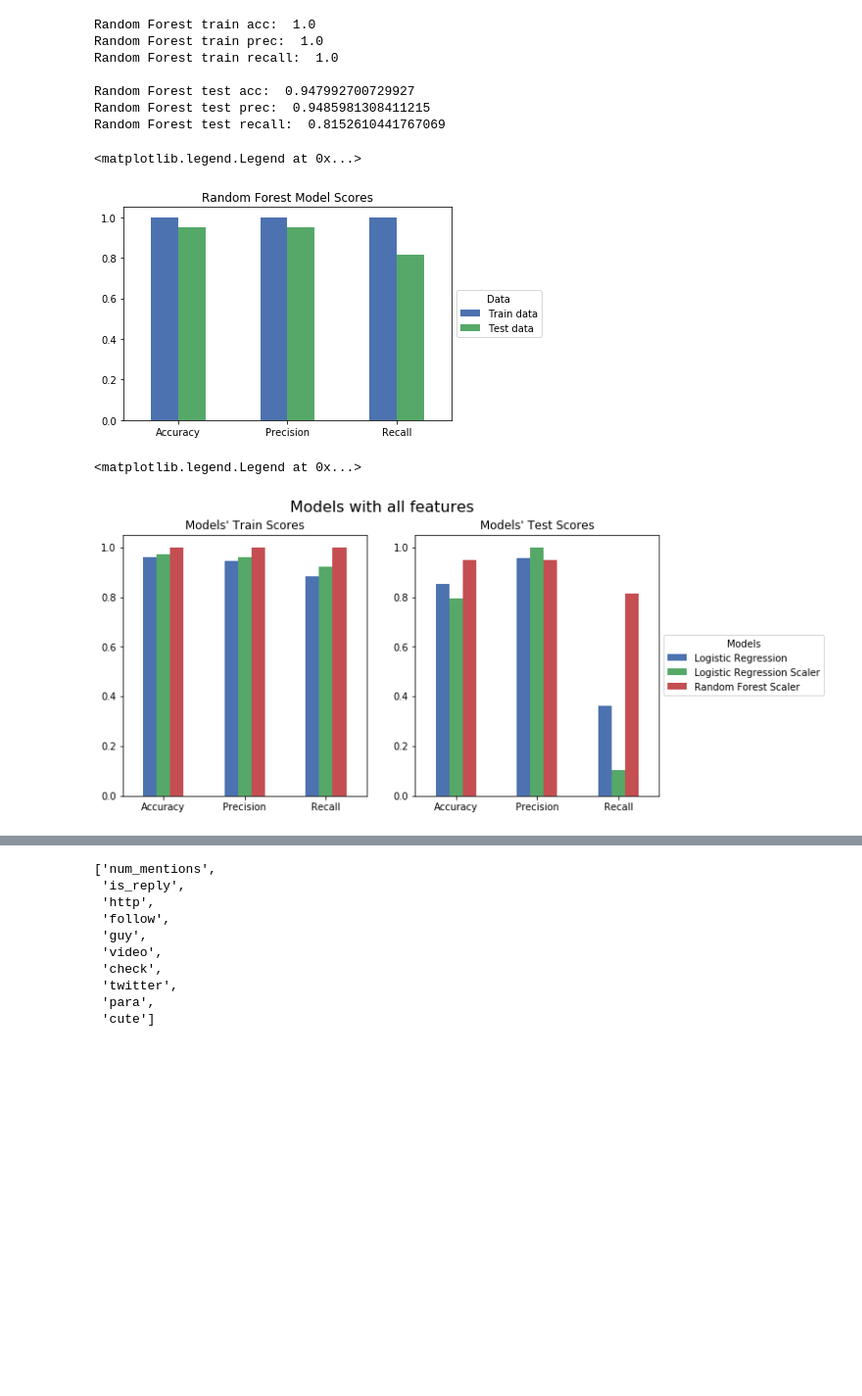
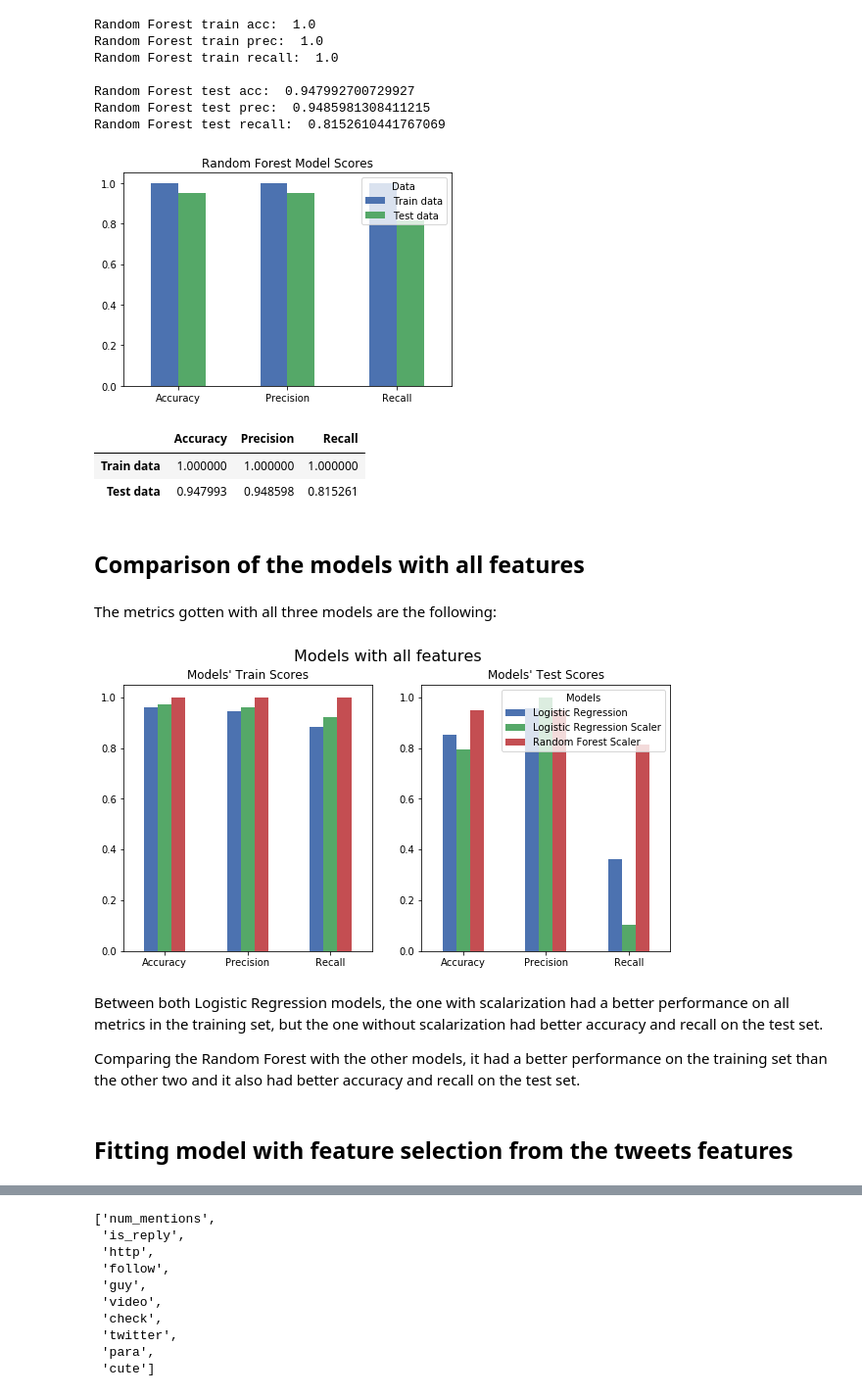
Before and after one commit to viguardieiro/TwitterProject, a Jupyter notebook: Classification_with_NLP.ipynb, the cells around one changed output, grey strips where cells are left out. Shown at 98% size. Drawn from its saved outputs; the diff is of its cells as text; code cells hidden in the pictures; blank space fills up the shorter version.

```diff
--- a/Classification_with_NLP.ipynb
+++ b/Classification_with_NLP.ipynb
@@ -190,24 +177,25 @@ Random Forest test acc:  0.947992700729927
 Random Forest test prec:  0.9485981308411215
 Random Forest test recall:  0.8152610441767069
 # %%
-randomf_metrics_dic = {'Metric': ['Acc', 'Prec', 'Recall'],
+randomf_metrics_dic = {'Metric': ['Accuracy', 'Precision', 'Recall'],
         'Train data': [rand_for_model.score(X_train_sc, y_train),
                     metrics.precision_score(y_train, rand_for_model.predict(X_train_sc)),
                     metrics.recall_score(y_train, rand_for_model.predict(X_train_sc))],
         'Test data': [rand_for_model.score(X_test_sc, y_test),
                     metrics.precision_score(y_test, rand_for_model.predict(X_test_sc)),
                     metrics.recall_score(y_test, rand_for_model.predict(X_test_sc))]}
 
 randomf_metrics = pd.DataFrame(data=randomf_metrics_dic,
                         columns=['Metric','Train data','Test data'])
 
 fig, ax = plt.subplots()
 
 randomf_metrics.plot.bar(ax=ax)
 
 ax.set_title('Random Forest Model Scores')
 ax.set_xticklabels(['Accuracy', 'Precision', 'Recall'], rotation=0)
-ax.legend(title='Data',loc='center left', bbox_to_anchor=(1, 0.5))
+ax.legend(title='Data')
+
+plt.savefig('Random_forest_model_scores.png')
 # %% [output]
-<matplotlib.legend.Legend at 0x...>
-[figure, old version]
+[figure, new version]
@@ -218,3 +202,13 @@ ax.legend(title='Data',loc='center left', bbox_to_anchor=(1, 0.5))
+# %%
+randomf_metrics.set_index('Metric').T.rename_axis(None, 1)
+# %% [output]
+|  | Accuracy | Precision | Recall |
+| Train data | 1.000000 | 1.000000 | 1.000000 |
+| Test data | 0.947993 | 0.948598 | 0.815261 |
+# %% [markdown]
+## Comparison of the models with all features
+# %% [markdown]
+The metrics gotten with all three models are the following:
 # %%
 train_metrics_dic = {'Metric': ['Acc', 'Prec', 'Recall'],
         'Logistic Regression': [logistic_reg_model.score(X_train, y_train),
@@ -258,7 +252,8 @@ test_metrics.plot.bar(ax=ax[1])
 
 ax[1].set_title('Models\' Test Scores')
 ax[1].set_xticklabels(['Accuracy', 'Precision', 'Recall'], rotation=0)
-ax[1].legend(title='Models',loc='center left', bbox_to_anchor=(1, 0.5))
+ax[1].legend(title='Models')
+
+plt.savefig('Models_all_features_scores.png')
 # %% [output]
-<matplotlib.legend.Legend at 0x...>
-[figure, old version]
+[figure, new version]
@@ -268,0 +260,6 @@ ax[1].legend(title='Models',loc='center left', bbox_to_anchor=(1, 0.5))
+# %% [markdown]
+Between both Logistic Regression models, the one with scalarization had a better performance on all metrics in the training set, but the one without scalarization had better accuracy and recall on the test set.
+
+Comparing the Random Forest with the other models, it had a better performance on the training set than the other two and it also had better accuracy and recall on the test set.
+# %% [markdown]
+## Fitting model with feature selection from the tweets features
```
Also changed, not shown: parts of 44 cells of this notebook.
